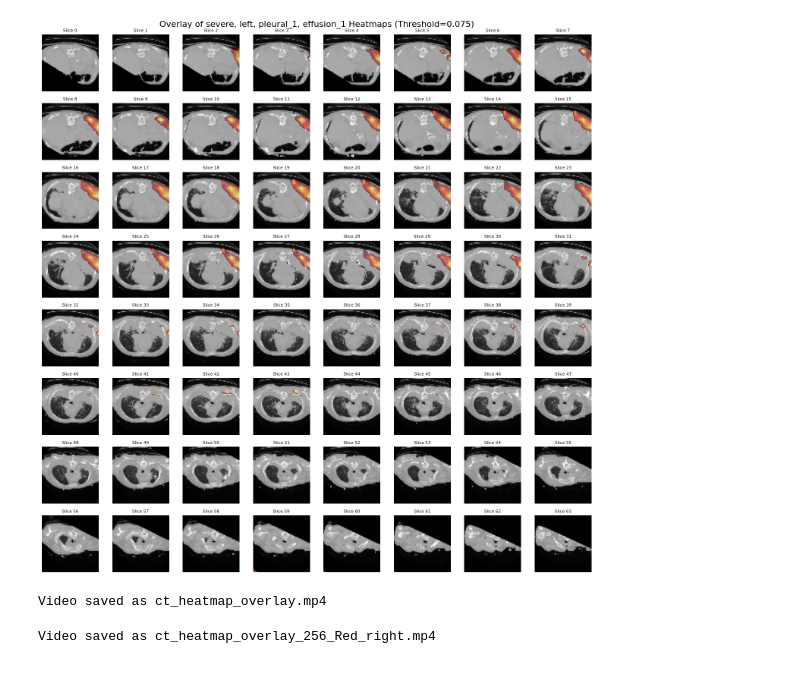
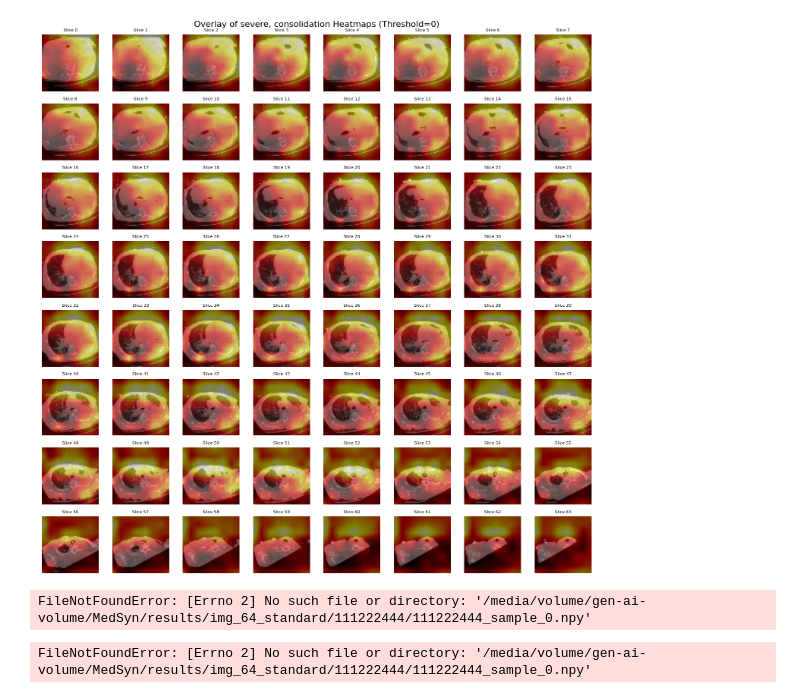
Before and after one commit to cmudig/MedsynBackend, a Jupyter notebook: src/token_avg_vis.ipynb, the cells around one changed output. Drawn from its saved outputs; the diff is of its cells as text; code cells hidden in the pictures.

```diff
--- a/src/token_avg_vis.ipynb
+++ b/src/token_avg_vis.ipynb
@@ -1,22 +1,19 @@
 # %%
-#main statiic scirpt to overlay heatmaps on CT scans
+# main statiic scirpt to overlay heatmaps on CT scans
+
 import numpy as np
 import matplotlib.pyplot as plt
 import os
 from scipy.ndimage import zoom
 
-ct_scan_path = "/media/volume/gen-ai-volume/MedSyn/results/img_64_standard/111222444/111222444_sample_0.npy"
-heatmaps_folder = "/media/volume/gen-ai-volume/MedSyn/results/saliency_maps/111222444/"
+ct_scan_path = "/media/volume/gen-ai-volume/MedSyn/results/img_64_standard/111222000/111222000_sample_0.npy"
+heatmaps_folder = "/media/volume/gen-ai-volume/MedSyn/results/saliency_maps/111222000/"
 
+# === Token–Filename Mapping ===
 heatmap_files = {
-    "mild": "111222444_sample_0_token_1_mild_heatmaps.npy",
-    "right": "111222444_sample_0_token_2_right_heatmaps.npy",
-    "pleural_1": "111222444_sample_0_token_3_pleural_heatmaps.npy",
-    "effusion_1": "111222444_sample_0_token_4_effusion_heatmaps.npy",
-    "severe": "111222444_sample_0_token_6_severe_heatmaps.npy",
-    "left": "111222444_sample_0_token_7_left_heatmaps.npy",
-    "pleural_2": "111222444_sample_0_token_8_pleural_heatmaps.npy",
-    "effusion_2": "111222444_sample_0_token_9_effusion_heatmaps.npy",
+    "left":    "111222000_sample_0_token_1_left_heatmaps.npy",
+    "severe":  "111222000_sample_0_token_2_severe_heatmaps.npy",
+    "consolidation": "111222000_sample_0_token_3_consolidation_heatmaps.npy",
 }
 
 ct_volume = np.load(ct_scan_path)
@@ -30,9 +27,16 @@ def resize_heatmap(heatmap, target_shape=(64, 64, 64)):
     )
     return zoom(heatmap, zoom_factors, order=1)
 
-selected_tokens = ["severe", "left", "pleural_1", "effusion_1"]
+
+
+# selected_tokens = ["left"]
+selected_tokens = ["severe", "consolidation"]
+# selected_tokens = ["right"]
+# selected_tokens = ["right", "pleural", "effusion"]
+
+# selected_tokens = ["severe", "left", "pleural_1", "effusion_1"]
 #selected_tokens = ["right"]
-heatmap_threshold = 0.075
+heatmap_threshold = 0.05
 selected_tokens = list(set(selected_tokens))
 
 heatmap_stack = []
@@ -64,34 +68,36 @@ avg_heatmap = np.where(valid_pixel_counts > 0, sum_heatmap / valid_pixel_counts,
 
 def overlay_binary_heatmap_on_ct(ct_scan, heatmap, title):
     fig, axes = plt.subplots(8, 8, figsize=(15, 15))
     axes = axes.flatten()
 
     for i in range(64):
         ct_slice_norm = (ct_scan[i, :, :] - np.min(ct_scan[i, :, :])) / (
             np.max(ct_scan[i, :, :]) - np.min(ct_scan[i, :, :]) + 1e-8
         )
+        ct_slice_norm = np.flipud((ct_slice_norm))
 
         heatmap_slice = heatmap[i, :, :]
+        heatmap_slice = np.flipud(heatmap_slice)
 
         axes[i].imshow(ct_slice_norm, cmap="gray")
         if np.any(heatmap_slice > 0):
             heatmap_masked_slice = np.ma.masked_where(heatmap_slice <= 0, heatmap_slice)
             axes[i].imshow(heatmap_masked_slice, cmap="hot", alpha=0.5, interpolation="nearest")
 
         axes[i].set_title(f"Slice {i}", fontsize=8)
         axes[i].axis("off")
 
     plt.suptitle(title, fontsize=16)
     plt.tight_layout()
     plt.show()
 
 overlay_binary_heatmap_on_ct(
     ct_slices,
     avg_heatmap,
     title=f"Overlay of {', '.join(selected_tokens)} Heatmaps (Threshold={heatmap_threshold})"
 )
 # %% [output]
-[figure, old version]
+[figure, new version]
 # %%
 # GFI gerneration of video
 import numpy as np
@@ -204,7 +210,7 @@ os.remove("temp_frame.png")
 
 print(f"Video saved as {video_filename}")
 # %% [output]
-Video saved as ct_heatmap_overlay.mp4
+FileNotFoundError: [Errno 2] No such file or directory: '/media/volume/gen-ai-volume/MedSyn/results/img_64_standard/111222444/111222444_sample_0.npy'
 # %%
 import numpy as np
 import matplotlib.pyplot as plt
@@ -316,4 +322,4 @@ os.remove("temp_frame.png")
 
 print(f"Video saved as {video_filename}")
 # %% [output]
-Video saved as ct_heatmap_overlay_256_Red_right.mp4
+FileNotFoundError: [Errno 2] No such file or directory: '/media/volume/gen-ai-volume/MedSyn/results/img_64_standard/111222444/111222444_sample_0.npy'
```
Also changed, not shown: 4 other files.
